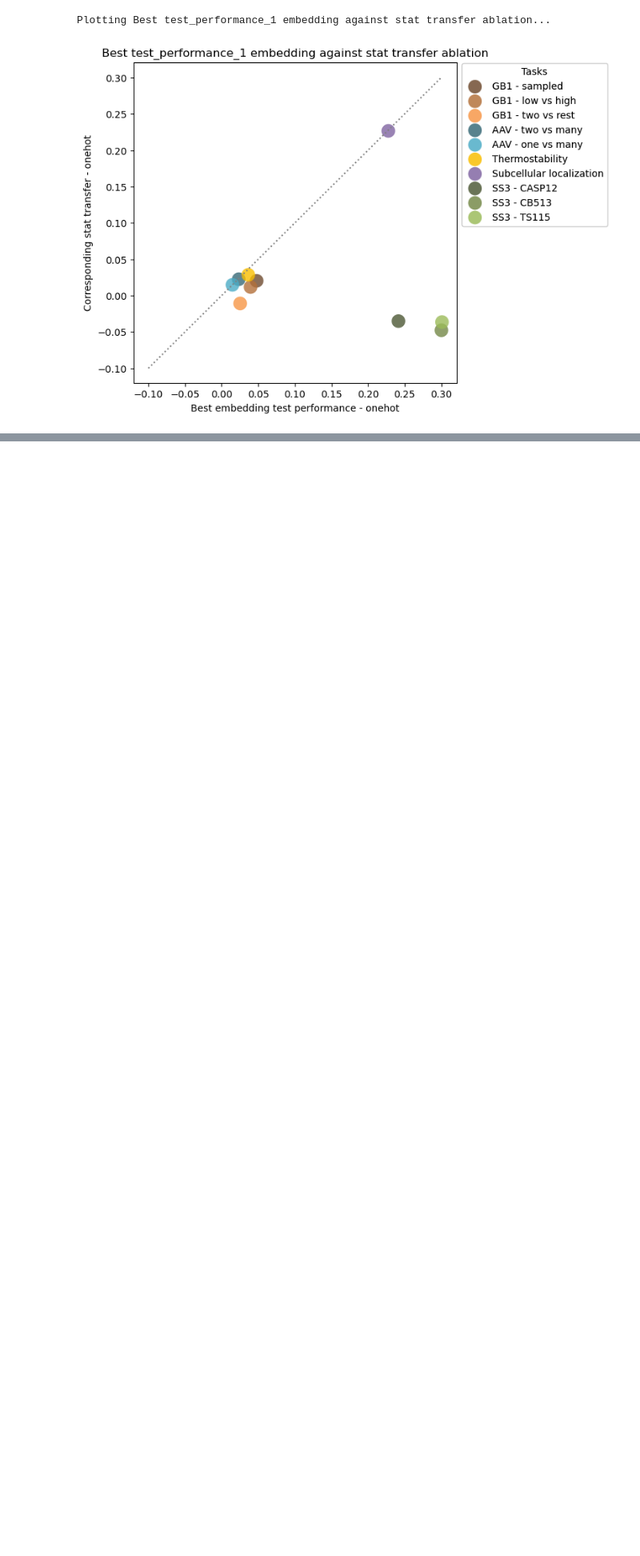
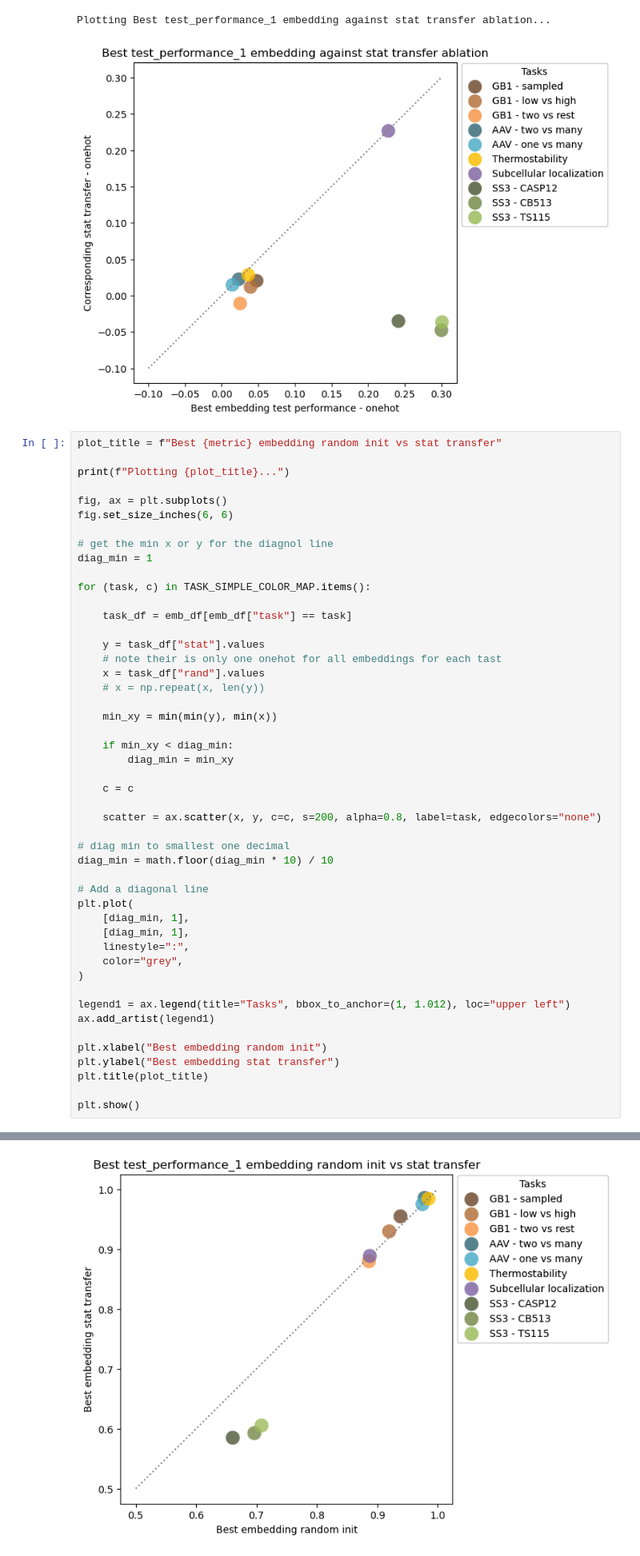
Before and after one commit to microsoft/protein-transfer, a Jupyter notebook: sandbox/results_replot_2.ipynb, the cells around one changed output, grey strips where cells are left out. Shown at 80% size. Drawn from its saved outputs; the diff is of its cells as text; blank space fills up the shorter version.

Commit message:
add rand vs stat

```diff
--- a/sandbox/results_replot_2.ipynb
+++ b/sandbox/results_replot_2.ipynb
@@ -554,3 +554,52 @@ plt.show()
 # %% [output]
 Plotting Best test_performance_1 embedding against stat transfer ablation...
 [figure]
+# %%
+plot_title = f"Best {metric} embedding random init vs stat transfer"
+
+print(f"Plotting {plot_title}...")
+
+fig, ax = plt.subplots()
+fig.set_size_inches(6, 6)
+
+# get the min x or y for the diagnol line
+diag_min = 1
+
+for (task, c) in TASK_SIMPLE_COLOR_MAP.items():
+
+    task_df = emb_df[emb_df["task"] == task]
+
+    y = task_df["stat"].values
+    # note their is only one onehot for all embeddings for each tast
+    x = task_df["rand"].values
+    # x = np.repeat(x, len(y))
+
+    min_xy = min(min(y), min(x))
+
+    if min_xy < diag_min:
+        diag_min = min_xy
+
+    c = c
+
+    scatter = ax.scatter(x, y, c=c, s=200, alpha=0.8, label=task, edgecolors="none")
+
+# diag min to smallest one decimal
+diag_min = math.floor(diag_min * 10) / 10
+
+# Add a diagonal line
+plt.plot(
+    [diag_min, 1],
+    [diag_min, 1],
+    linestyle=":",
+    color="grey",
+)
+
+legend1 = ax.legend(title="Tasks", bbox_to_anchor=(1, 1.012), loc="upper left")
+ax.add_artist(legend1)
+
+plt.xlabel("Best embedding random init")
+plt.ylabel("Best embedding stat transfer")
+plt.title(plot_title)
+
+plt.show()
+# %% [output]
@@ -556,0 +607 @@ Plotting Best test_performance_1 embedding against stat transfer ablation...
+[figure, added]
```
Also changed, not shown: parts of 4 cells of this notebook, 2 other files.
